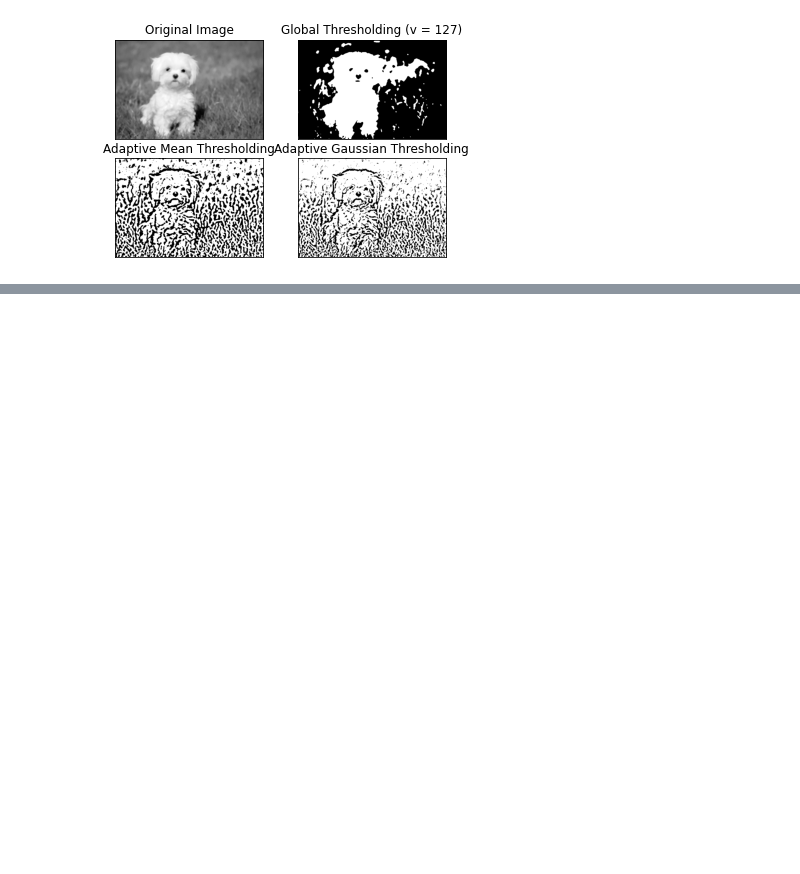
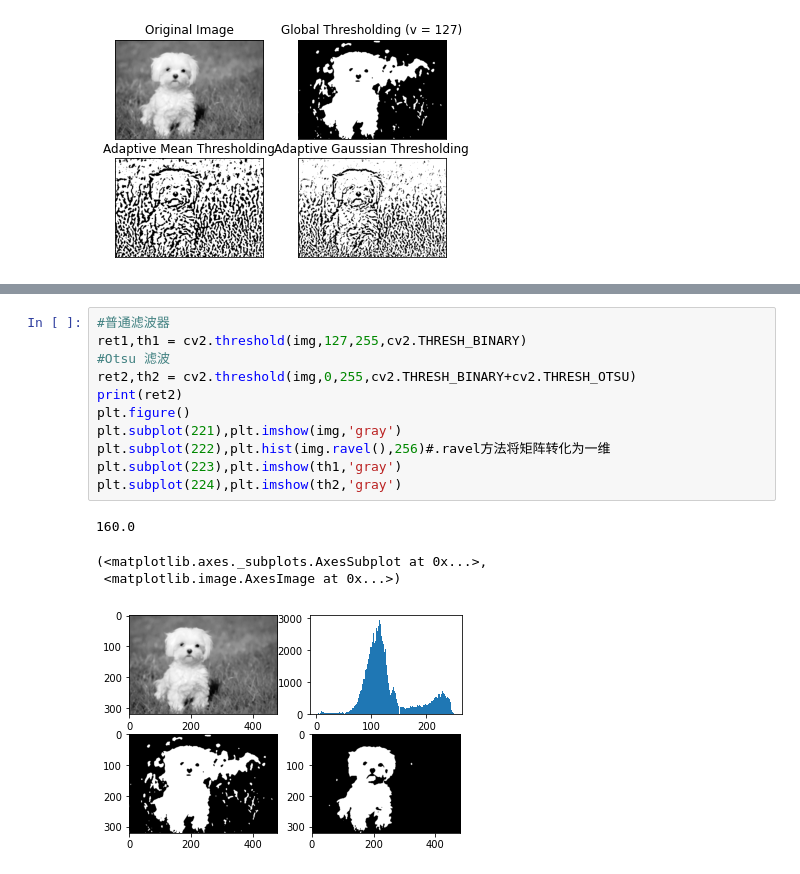
Before and after one commit to ArrogantNobody/CV_study, a Jupyter notebook: 5_image_threshold.ipynb, the cells around one changed output, grey strips where cells are left out. Saved outputs shown, nothing was run; the diff lists cells and outputs as text; blank space fills up the shorter version.

```diff
--- a/5_image_threshold.ipynb
+++ b/5_image_threshold.ipynb
@@ -65,0 +68,16 @@ plt.show()
+# %%
+#普通滤波器
+ret1,th1 = cv2.threshold(img,127,255,cv2.THRESH_BINARY)
+#Otsu 滤波
+ret2,th2 = cv2.threshold(img,0,255,cv2.THRESH_BINARY+cv2.THRESH_OTSU)
+print(ret2)
+plt.figure()
+plt.subplot(221),plt.imshow(img,'gray')
+plt.subplot(222),plt.hist(img.ravel(),256)#.ravel方法将矩阵转化为一维
+plt.subplot(223),plt.imshow(th1,'gray')
+plt.subplot(224),plt.imshow(th2,'gray')
+# %% [output]
+160.0
+(<matplotlib.axes._subplots.AxesSubplot at 0x...>,
+ <matplotlib.image.AxesImage at 0x...>)
+[figure, added]
```
Also changed, not shown: parts of 1 cell of this notebook.
